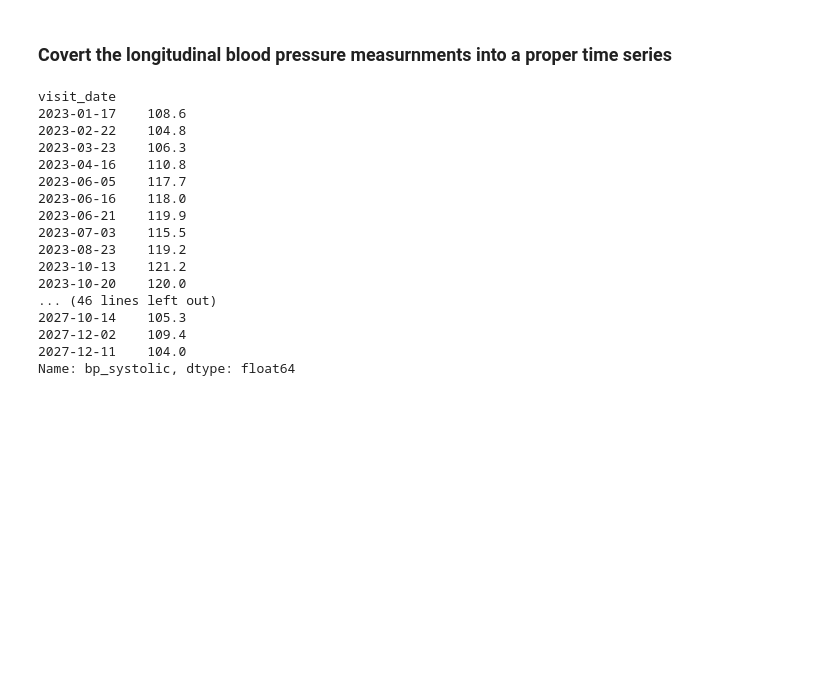
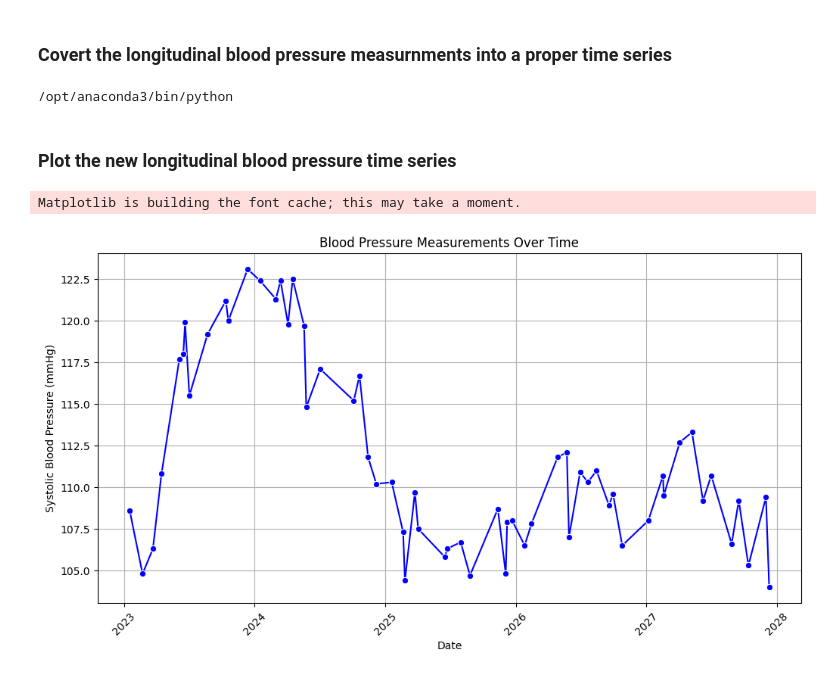
Before and after one commit to UCSF-DataSci/08-time-stats-and-ml-anya-decarlo, a Jupyter notebook: modeling.ipynb, the cells around one changed output. Saved outputs shown, nothing was run; the diff lists cells and outputs as text; code cells hidden in the pictures; blank space fills up the shorter version.

Commit message:
finish time series tasks

```diff
--- a/modeling.ipynb
+++ b/modeling.ipynb
@@ -2,6 +2,8 @@
 ###  Covert the longitudinal blood pressure measurnments into a proper time series
 # %%
 import pandas as pd
+import sys
+print(sys.executable)
 
 # Load the data with tab seperator
 df = pd.read_csv("patient_longitudinal.csv", sep='\t')
@@ -18,24 +20,26 @@ df['bp_systolic'] = df['bp_systolic'].interpolate()
 
 # Convert to pandas Series for a single time series of blood pressure measurements
 blood_pressure_series = df['bp_systolic']
-
-# Result: The blood pressure measurements as a time-indexed pandas Series
-print(blood_pressure_series)
 # %% [output]
-visit_date
-2023-01-17    108.6
-2023-02-22    104.8
-2023-03-23    106.3
-2023-04-16    110.8
-2023-06-05    117.7
-2023-06-16    118.0
-2023-06-21    119.9
-2023-07-03    115.5
-2023-08-23    119.2
-2023-10-13    121.2
-2023-10-20    120.0
-... (46 lines left out)
-2027-10-14    105.3
-2027-12-02    109.4
-2027-12-11    104.0
-Name: bp_systolic, dtype: float64
+/opt/anaconda3/bin/python
+# %% [markdown]
+### Plot the new longitudinal blood pressure time series
+# %%
+import seaborn as sns
+import matplotlib.pyplot as plt
+
+# Convert the Series back to a DataFrame for Seaborn
+df_plot = blood_pressure_series.reset_index()
+
+# Plotting the time series with Seaborn
+plt.figure(figsize=(12, 6))
+sns.lineplot(data=df_plot, x='visit_date', y='bp_systolic', marker='o', color='b')
+plt.title('Blood Pressure Measurements Over Time')
+plt.xlabel('Date')
+plt.ylabel('Systolic Blood Pressure (mmHg)')
+plt.grid(True)
+plt.xticks(rotation=45)  # Rotate date labels for better readability
+plt.show()
+# %% [output]
+Matplotlib is building the font cache; this may take a moment.
+[figure, added]
```
Also changed, not shown: parts of 2 cells of this notebook.
